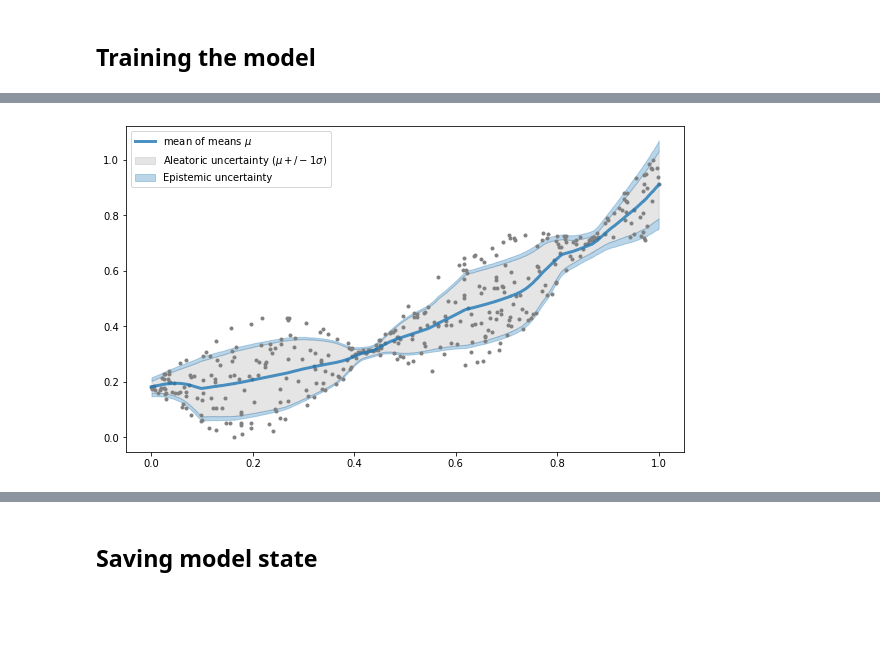
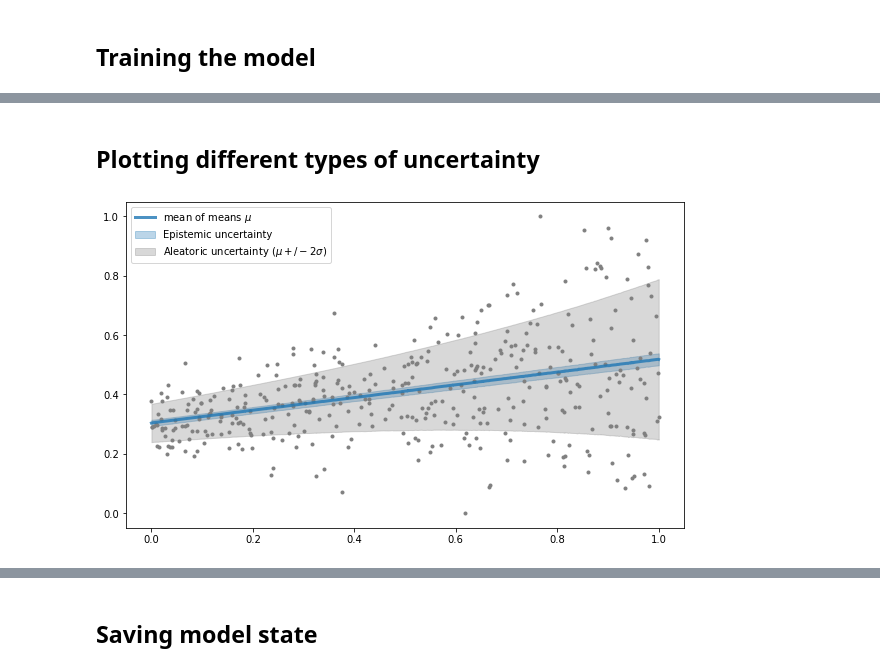
Before and after one commit to YuRiTan/prediction-uncertainty, a Jupyter notebook: notebooks/1.2_heteroscedastic_mcdropout.ipynb, the cells around one changed output, grey strips where cells are left out. Drawn from its saved outputs; the diff is of its cells as text; code cells hidden in the pictures; blank space fills up the shorter version.

```diff
--- a/notebooks/1.2_heteroscedastic_mcdropout.ipynb
+++ b/notebooks/1.2_heteroscedastic_mcdropout.ipynb
@@ -79,20 +75,18 @@ class HeteroscedasticDropoutNet(nn.Module):
         self.hidden_size = params['hidden_size']
         self.model_ = nn.Sequential(
             nn.Linear(params['input_size'], params['hidden_size']),
-            nn.PReLU(),
-            nn.Dropout(params['dropout_p']),
-            nn.Linear(params['hidden_size'], params['hidden_size']),
-            nn.PReLU(),
+#             nn.PReLU(),  # when modelling non-linearities
             nn.Dropout(params['dropout_p']),
             nn.Linear(params['hidden_size'], params['output_size'])
         )
-        self.optim = torch.optim.Adam(
+        self.optim_ = torch.optim.Adam(
             self.model_.parameters(),
             lr=params['lr']
         )
 
     def forward(self, X):
         return self.model_(X)
+
 
     def mc_predict(self, X, samples=4000):
         with torch.no_grad():
@@ -141,12 +132,12 @@ params = {
     'output_size': 2,
     'hidden_size': 256,
     'dropout_p': 0.2,
-    'batch_size': 64,
+    'batch_size': 128,
     'epochs': 2001,
-    'lr': 1e-3,
+    'lr': 1e-4,
 }
 model = HeteroscedasticDropoutNet(params)
-criterion = partial(log_gaussian_loss, no_dim=1)
+criterion = gaussian_nll_loss
 # %% [markdown]
 ## Training the model
 # %%
@@ -164,8 +153,8 @@ for epoch in range(params['epochs']):
         output = model(x_batch)
         loss = criterion(output[:, :1], y_batch, output[:, 1:])
         loss.backward()
-        model.optim.step()
-        model.optim.zero_grad()
+        model.optim_.step()
+        model.optim_.zero_grad()
 
     if epoch % 100 == 0:
         model.eval()
@@ -218,3 +209,5 @@ pred_mu_val, pred_sigma_val = postprocess_samples(val_y_hat)
+# %% [markdown]
+## Plotting different types of uncertainty
 # %%
 # Dealing with the samples
 sampled_mus = train_y_hat[:, 0, :]
@@ -229,15 +220,15 @@ epistemic = (sampled_mus.std(axis=-1))
 # %%
-upper_aleatoric = mean_mus + aleatoric
-lower_aleatoric = mean_mus - aleatoric
-upper_total = upper_aleatoric + epistemic
-lower_total = lower_aleatoric - epistemic
+upper_ep = mean_mus + epistemic
+lower_ep = mean_mus - epistemic
+upper_total = mean_mus + aleatoric  # + 1 sigma
+lower_total = mean_mus - aleatoric  # - 1 sigma
 
 plt.figure(figsize=(10,6))
 plt.plot(x, y, 'o', c='grey', markersize=3)
 plt.plot(train_x_, mean_mus, lw=3, color='tab:blue', alpha=.8, label='mean of means $\mu$')
-plt.fill_between(train_x_.flatten(), lower_aleatoric, upper_aleatoric, alpha=.2, color='grey', label='Aleatoric uncertainty ($\mu +/- 1\sigma$)')
-plt.fill_between(train_x_.flatten(), lower_total, lower_aleatoric, alpha=.3, color='tab:blue', label='Epistemic uncertainty')
-plt.fill_between(train_x_.flatten(), upper_aleatoric, upper_total, alpha=.3, color='tab:blue')
+plt.fill_between(train_x_.flatten(), lower_ep, upper_ep, alpha=.3, color='tab:blue', label='Epistemic uncertainty')
+plt.fill_between(train_x_.flatten(), lower_total, upper_total, alpha=.3, color='grey', label='Aleatoric uncertainty ($\mu +/- 2\sigma$)')
+# plt.fill_between(train_x_.flatten(), upper_ep, upper_total, alpha=.3, color='grey')
 plt.legend();
 # %% [output]
-[figure, old version]
+[figure, new version]
```
Also changed, not shown: parts of 24 cells of this notebook, 11 other files.
